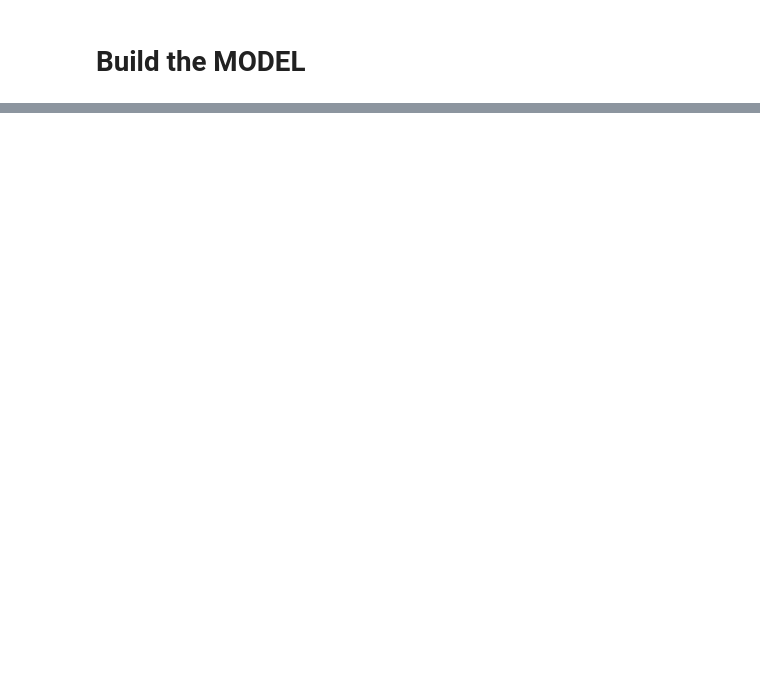
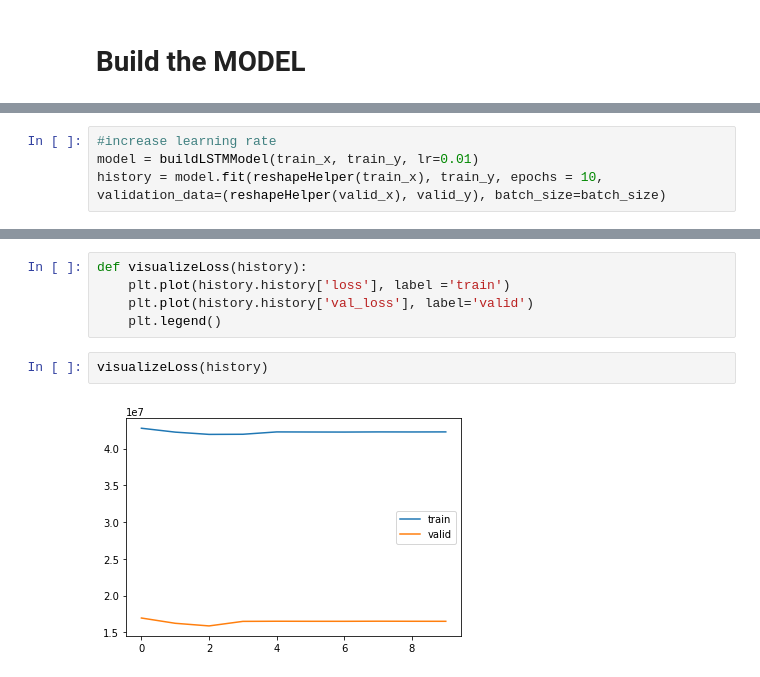
Before and after one commit to soniclavier/bigdata-notebook, a Jupyter notebook: datascience/rnn/Webtraffic_forecasting_LSTM.ipynb, the cells around one changed output, grey strips where cells are left out. Saved outputs shown, nothing was run; the diff lists cells and outputs as text; blank space fills up the shorter version.

```diff
--- a/datascience/rnn/Webtraffic_forecasting_LSTM.ipynb
+++ b/datascience/rnn/Webtraffic_forecasting_LSTM.ipynb
@@ -717,0 +741,4 @@ array([[ 0.57065868],
+# %%
+#increase learning rate
+model = buildLSTMModel(train_x, train_y, lr=0.01)
+history = model.fit(reshapeHelper(train_x), train_y, epochs = 10, validation_data=(reshapeHelper(valid_x), valid_y), batch_size=batch_size)
@@ -717,0 +763,9 @@ array([[ 0.57065868],
+# %%
+def visualizeLoss(history):
+    plt.plot(history.history['loss'], label ='train')
+    plt.plot(history.history['val_loss'], label='valid')
+    plt.legend()
+# %%
+visualizeLoss(history)
+# %% [output]
+[figure, added]
```
Also changed, not shown: parts of 39 cells of this notebook.
